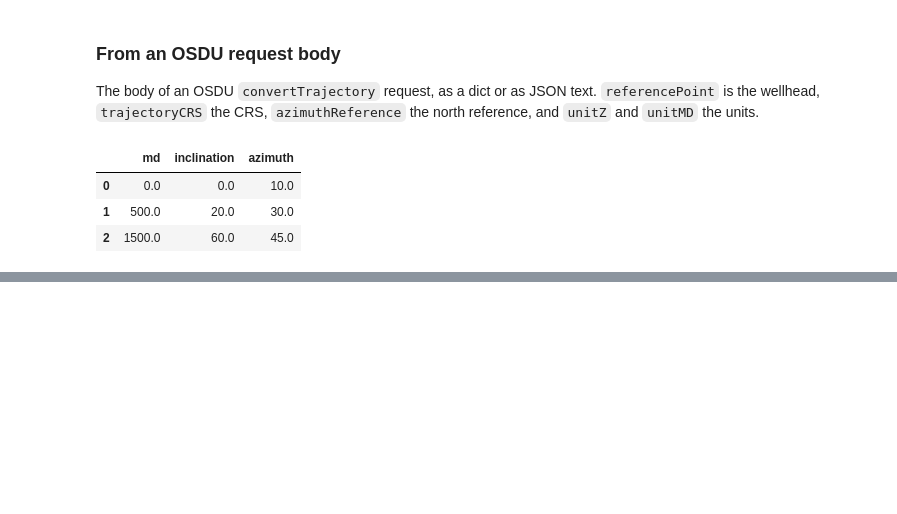
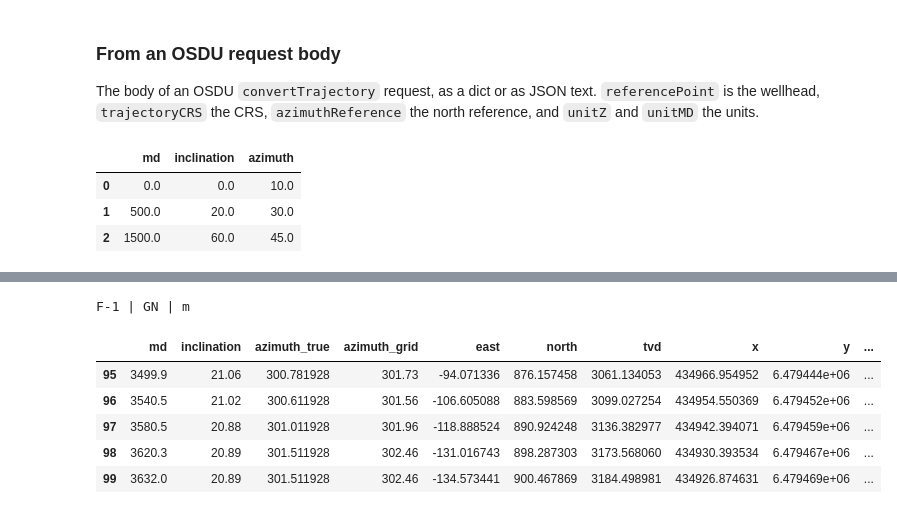
Before and after one commit to equinor/geodetic-engine, a Jupyter notebook: examples/welltrajectory_examples.ipynb, the cells around one changed output, grey strips where cells are left out. Saved outputs shown, nothing was run; the diff lists cells and outputs as text; code cells hidden in the pictures; blank space fills up the shorter version.

```diff
--- a/examples/welltrajectory_examples.ipynb
+++ b/examples/welltrajectory_examples.ipynb
@@ -222,0 +230,18 @@ well.to_dataframe()
+# %%
+report = (
+    files("geodetic_engine.welltrajectory") / "example_data" / "volve_f1_survey.txt"
+)
+f1 = TrajectoryInput.from_csv(
+    report, wellhead=(435046.488, 6478566.687, -91.0), crs="EPSG:23031"
+).compute()
+
+print(f1.name, f1.north_reference, f1.md_unit, sep=" | ")
+f1.to_dataframe().tail()
+# %% [output]
+F-1 | GN | m
+|  | md | inclination | azimuth_true | azimuth_grid | east | north | tvd | x | y | ... |
+| 95 | 3499.9 | 21.06 | 300.781928 | 301.73 | -94.071336 | 876.157458 | 3061.134053 | 434966.954952 | 6.479444e+06 | ... |
+| 96 | 3540.5 | 21.02 | 300.611928 | 301.56 | -106.605088 | 883.598569 | 3099.027254 | 434954.550369 | 6.479452e+06 | ... |
+| 97 | 3580.5 | 20.88 | 301.011928 | 301.96 | -118.888524 | 890.924248 | 3136.382977 | 434942.394071 | 6.479459e+06 | ... |
+| 98 | 3620.3 | 20.89 | 301.511928 | 302.46 | -131.016743 | 898.287303 | 3173.568060 | 434930.393534 | 6.479467e+06 | ... |
+| 99 | 3632.0 | 20.89 | 301.511928 | 302.46 | -134.573441 | 900.467869 | 3184.498981 | 434926.874631 | 6.479469e+06 | ... |
```
Also changed, not shown: parts of 4 cells of this notebook, 12 other files.
